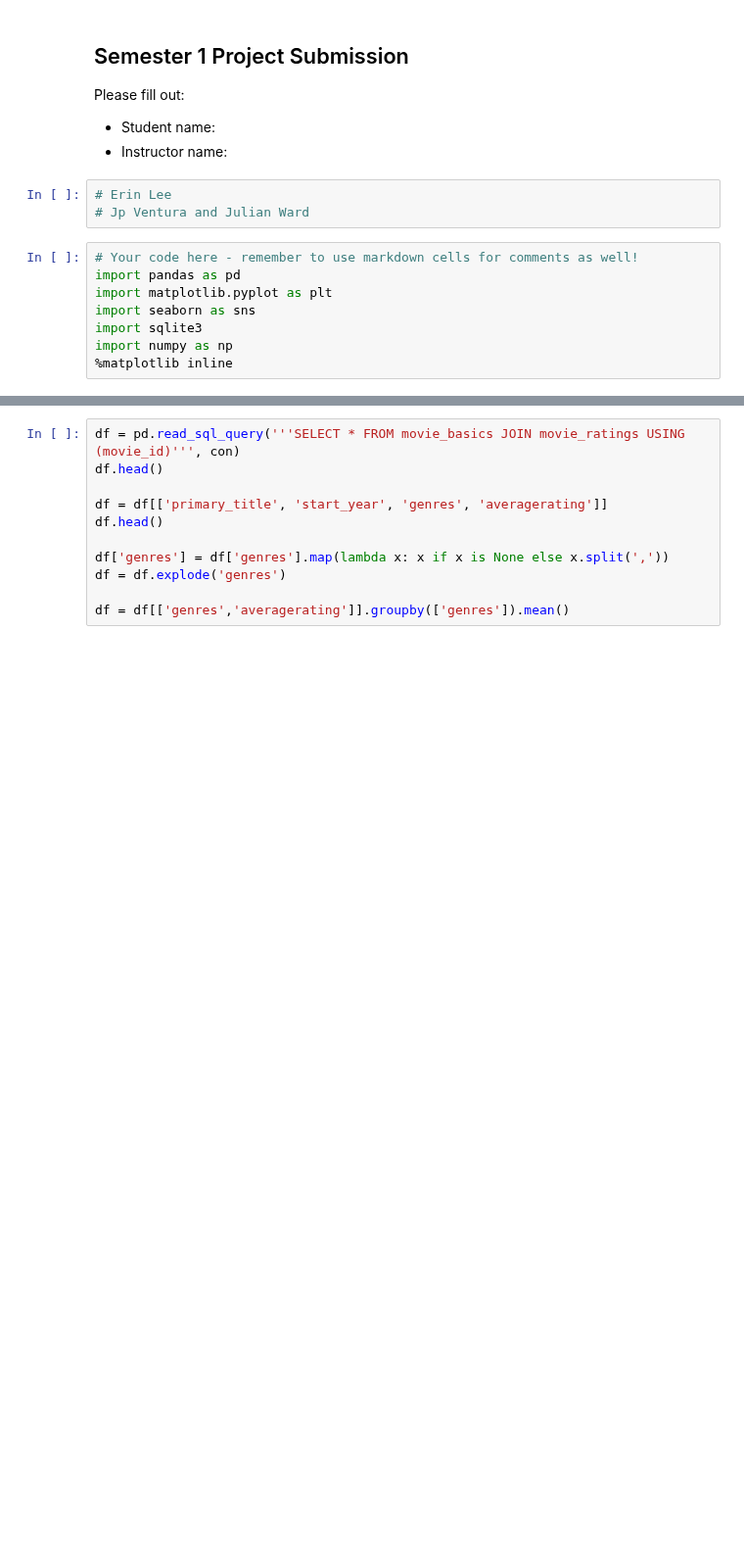
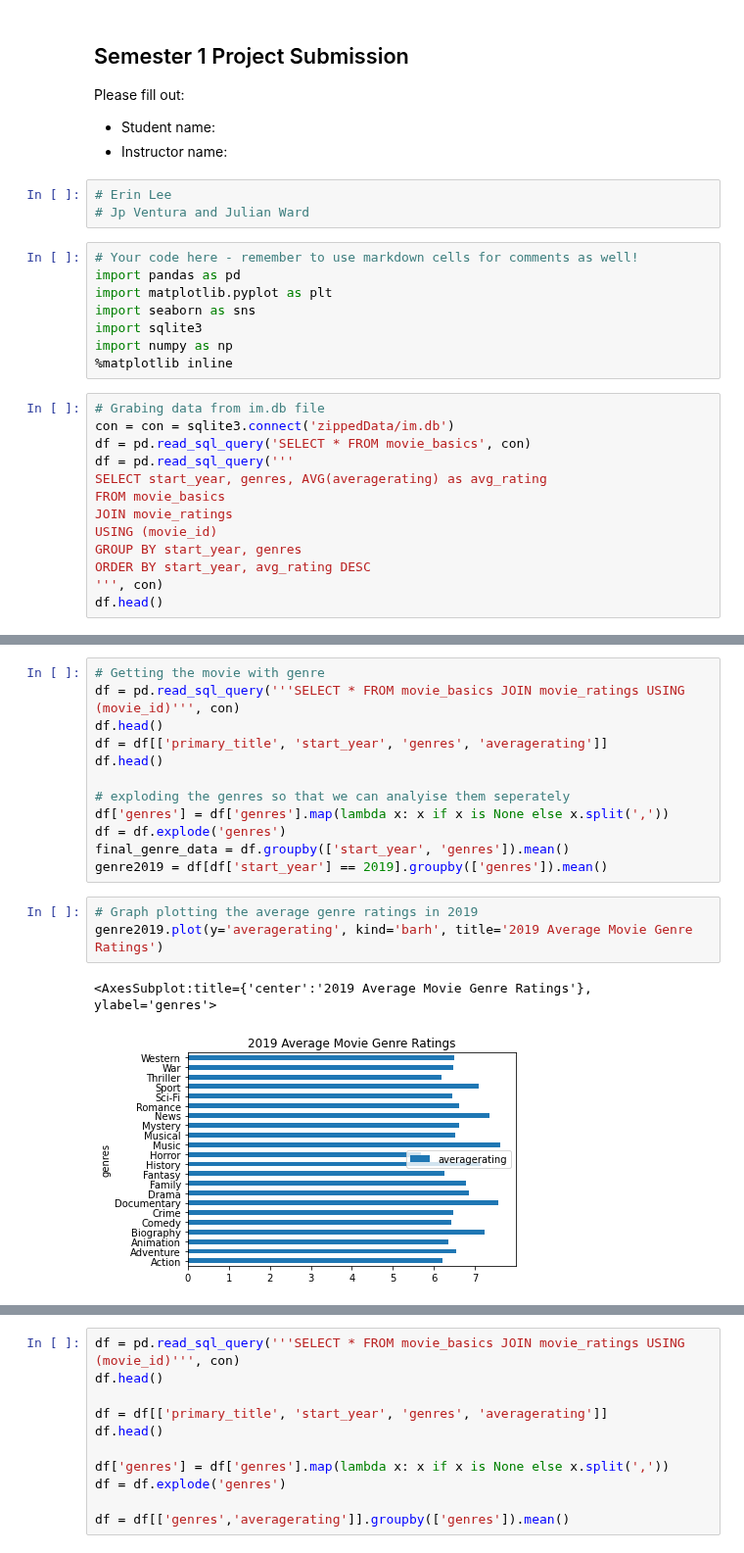
Before and after one commit to jacrivera/AI-Academy-Semester-1-Capstone-Group-5, a Jupyter notebook: Erin.ipynb, the cells around one changed output, grey strips where cells are left out. Shown at 98% size. Saved outputs shown, nothing was run; the diff lists cells and outputs as text; blank space fills up the shorter version.

```diff
--- a/Erin.ipynb
+++ b/Erin.ipynb
@@ -15,3 +15,16 @@ import seaborn as sns
 import sqlite3
 import numpy as np
 %matplotlib inline
+# %%
+# Grabing data from im.db file
+con = con = sqlite3.connect('zippedData/im.db')
+df = pd.read_sql_query('SELECT * FROM movie_basics', con)
+df = pd.read_sql_query('''
+SELECT start_year, genres, AVG(averagerating) as avg_rating
+FROM movie_basics
+JOIN movie_ratings
+USING (movie_id)
+GROUP BY start_year, genres
+ORDER BY start_year, avg_rating DESC
+''', con)
+df.head()
@@ -17,0 +38,18 @@ import numpy as np
+# %%
+# Getting the movie with genre
+df = pd.read_sql_query('''SELECT * FROM movie_basics JOIN movie_ratings USING (movie_id)''', con)
+df.head()
+df = df[['primary_title', 'start_year', 'genres', 'averagerating']]
+df.head()
+
+# exploding the genres so that we can analyise them seperately
+df['genres'] = df['genres'].map(lambda x: x if x is None else x.split(','))
+df = df.explode('genres')
+final_genre_data = df.groupby(['start_year', 'genres']).mean()
+genre2019 = df[df['start_year'] == 2019].groupby(['genres']).mean()
+# %%
+# Graph plotting the average genre ratings in 2019
+genre2019.plot(y='averagerating', kind='barh', title='2019 Average Movie Genre Ratings')
+# %% [output]
+<AxesSubplot:title={'center':'2019 Average Movie Genre Ratings'}, ylabel='genres'>
+[figure, added]
```
Also changed, not shown: parts of 15 cells of this notebook.
